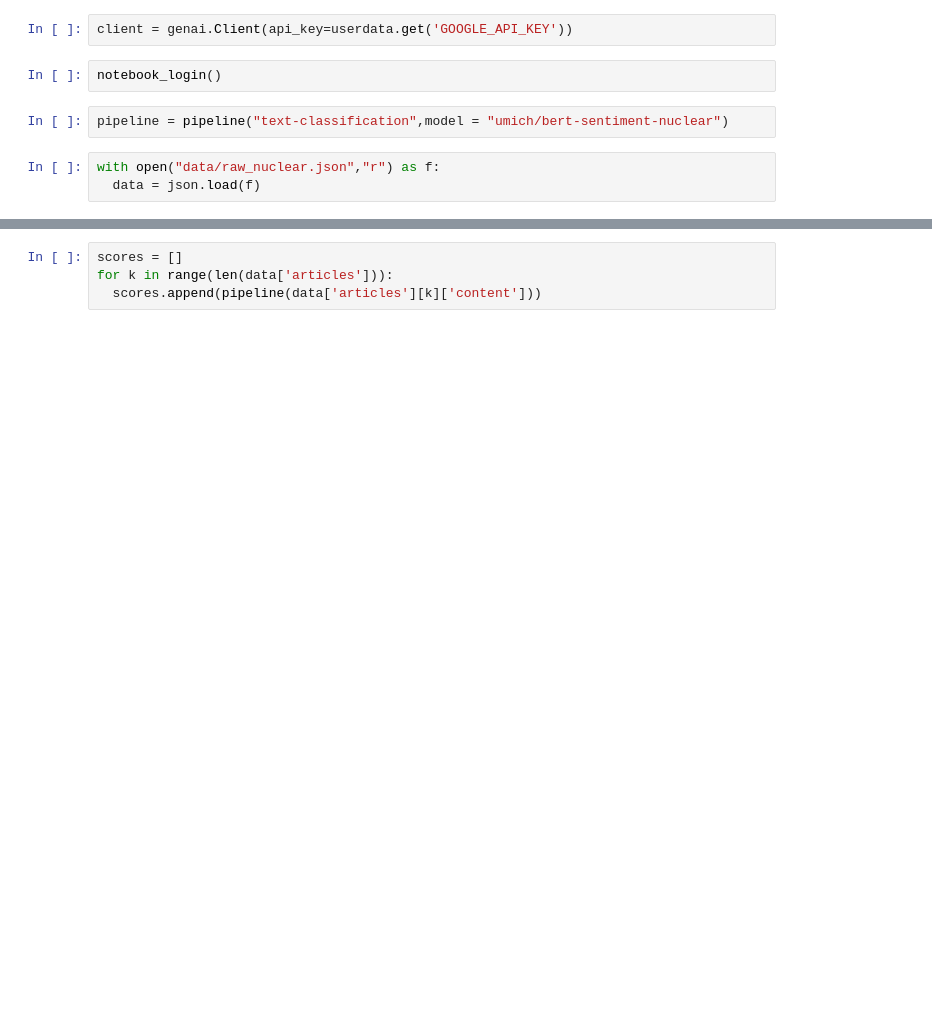
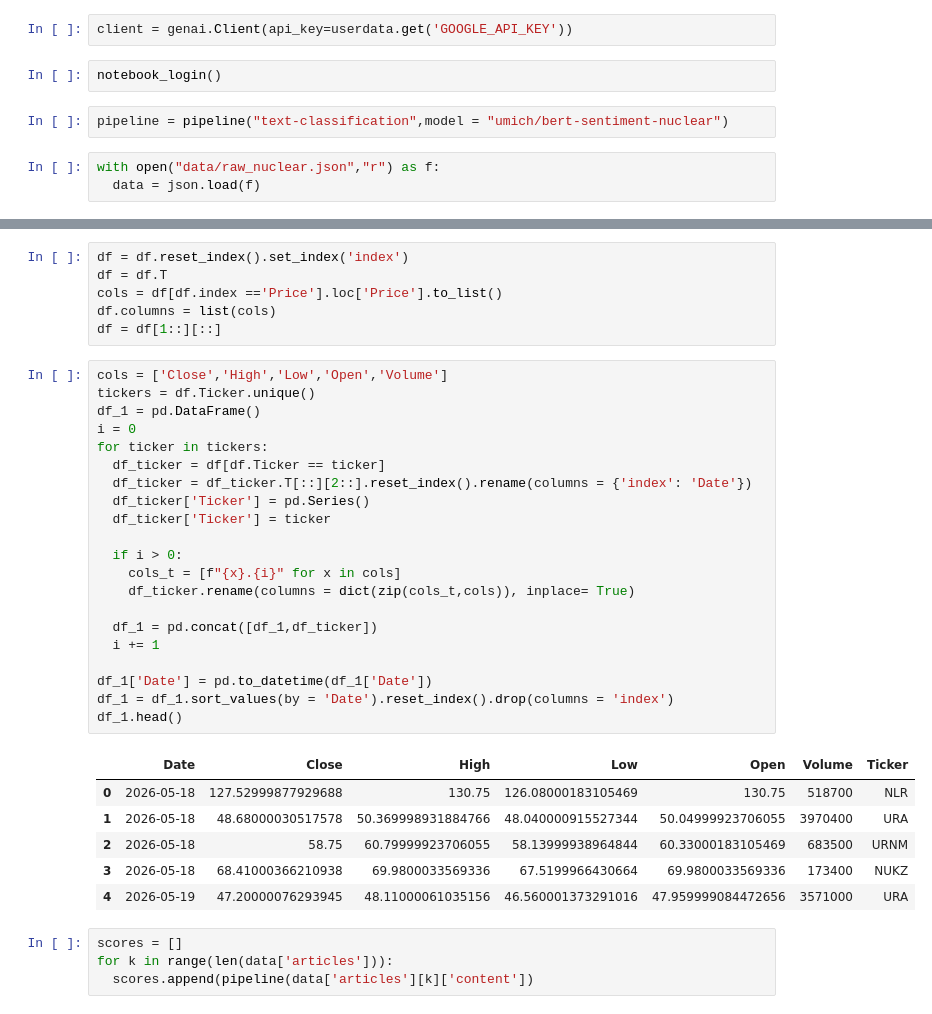
Before and after one commit to darshanasunoj123/ANP, a Jupyter notebook: src/training.ipynb, the cells around one changed output, grey strips where cells are left out. Cells and saved outputs as stored; diff of their text form; blank space fills up the shorter version.

```diff
--- a/src/training.ipynb
+++ b/src/training.ipynb
@@ -23,7 +36,41 @@ with open("data/raw_nuclear.json","r") as f:
+# %%
+df = df.reset_index().set_index('index')
+df = df.T
+cols = df[df.index =='Price'].loc['Price'].to_list()
+df.columns = list(cols)
+df = df[1::][::]
+# %%
+cols = ['Close','High','Low','Open','Volume']
+tickers = df.Ticker.unique()
+df_1 = pd.DataFrame()
+i = 0
+for ticker in tickers:
+  df_ticker = df[df.Ticker == ticker]
+  df_ticker = df_ticker.T[::][2::].reset_index().rename(columns = {'index': 'Date'})
+  df_ticker['Ticker'] = pd.Series()
+  df_ticker['Ticker'] = ticker
+
+  if i > 0:
+    cols_t = [f"{x}.{i}" for x in cols]
+    df_ticker.rename(columns = dict(zip(cols_t,cols)), inplace= True)
+
+  df_1 = pd.concat([df_1,df_ticker])
+  i += 1
+
+df_1['Date'] = pd.to_datetime(df_1['Date'])
+df_1 = df_1.sort_values(by = 'Date').reset_index().drop(columns = 'index')
+df_1.head()
+# %% [output]
+|  | Date | Close | High | Low | Open | Volume | Ticker |
+| 0 | 2026-05-18 | 127.52999877929688 | 130.75 | 126.08000183105469 | 130.75 | 518700 | NLR |
+| 1 | 2026-05-18 | 48.68000030517578 | 50.369998931884766 | 48.040000915527344 | 50.04999923706055 | 3970400 | URA |
+| 2 | 2026-05-18 | 58.75 | 60.79999923706055 | 58.13999938964844 | 60.33000183105469 | 683500 | URNM |
+| 3 | 2026-05-18 | 68.41000366210938 | 69.9800033569336 | 67.5199966430664 | 69.9800033569336 | 173400 | NUKZ |
+| 4 | 2026-05-19 | 47.20000076293945 | 48.11000061035156 | 46.560001373291016 | 47.959999084472656 | 3571000 | URA |
 # %%
 scores = []
 for k in range(len(data['articles'])):
-  scores.append(pipeline(data['articles'][k]['content']))
+  scores.append(pipeline(data['articles'][k]['content'])
 # %%
 reference = data['articles']
 prompt = f"""
```
Also changed, not shown: parts of 6 cells of this notebook.
